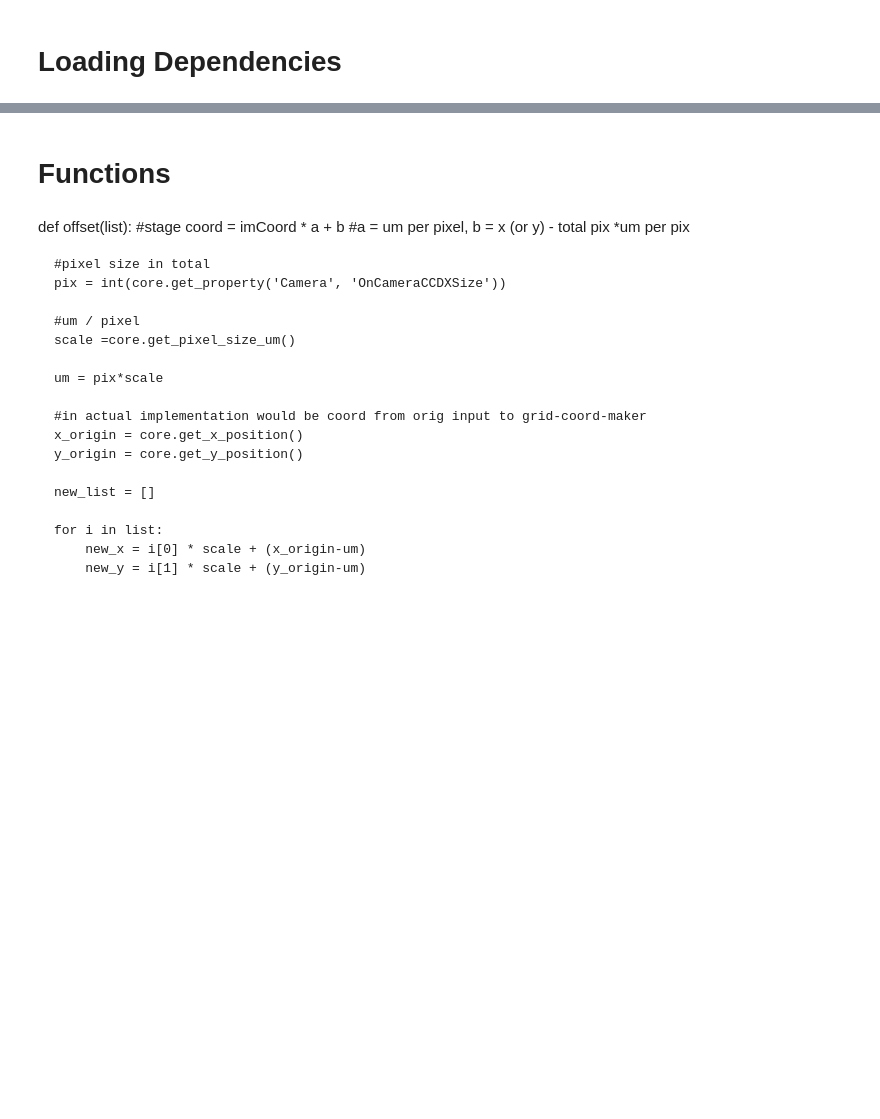
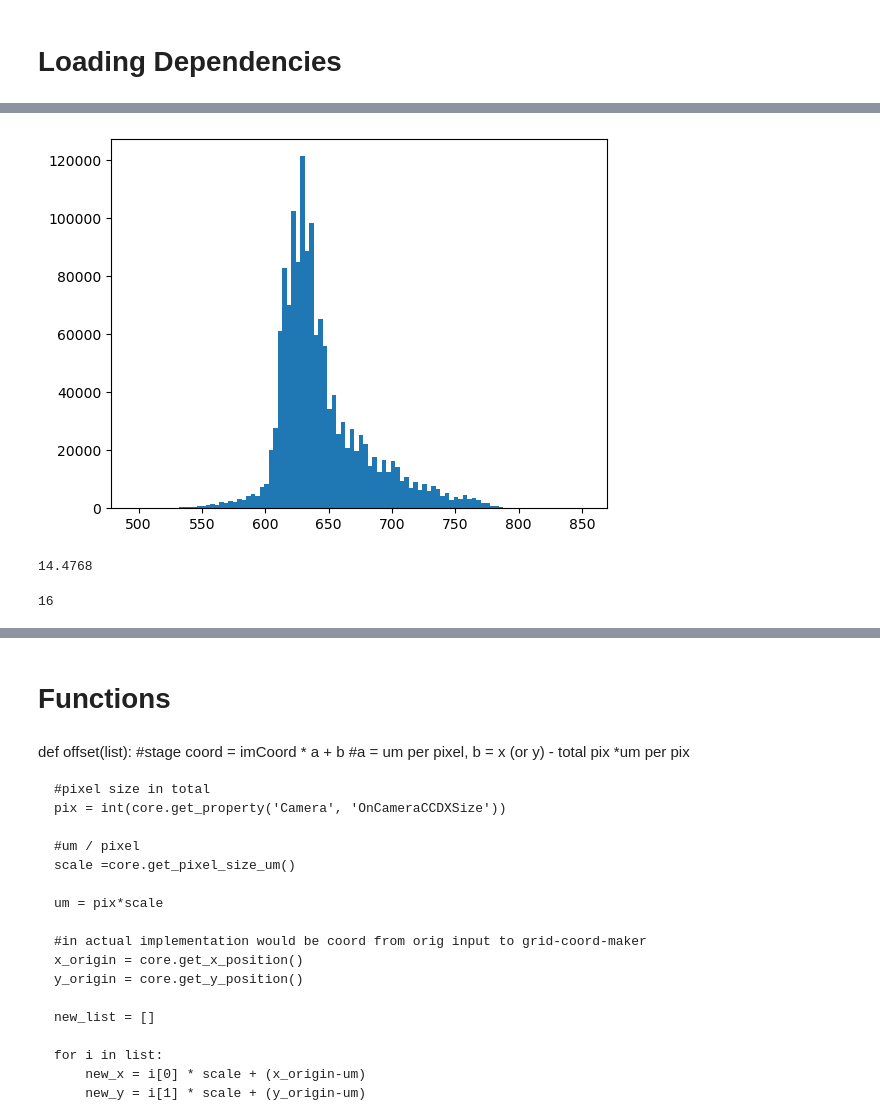
Before and after one commit to PriyaMulla/dashboardsforMM, a Jupyter notebook: 20230601_tile-maxima.ipynb, the cells around one changed output, grey strips where cells are left out. Drawn from its saved outputs; the diff is of its cells as text; code cells hidden in the pictures; blank space fills up the shorter version.

```diff
--- a/20230601_tile-maxima.ipynb
+++ b/20230601_tile-maxima.ipynb
@@ -51,0 +30,13 @@ Core
+# %%
+hist(pixels.sum(2).ravel(),100);
+# %% [output]
+[figure, added]
+# %%
+img = pixels.sum(2)
+img.size* .00001
+# %% [output]
+14.4768
+# %%
+len(img[img==np.percentile(img.ravel(),0.001)])
+# %% [output]
+16
```
Also changed, not shown: parts of 25 cells of this notebook, 3 other files.
